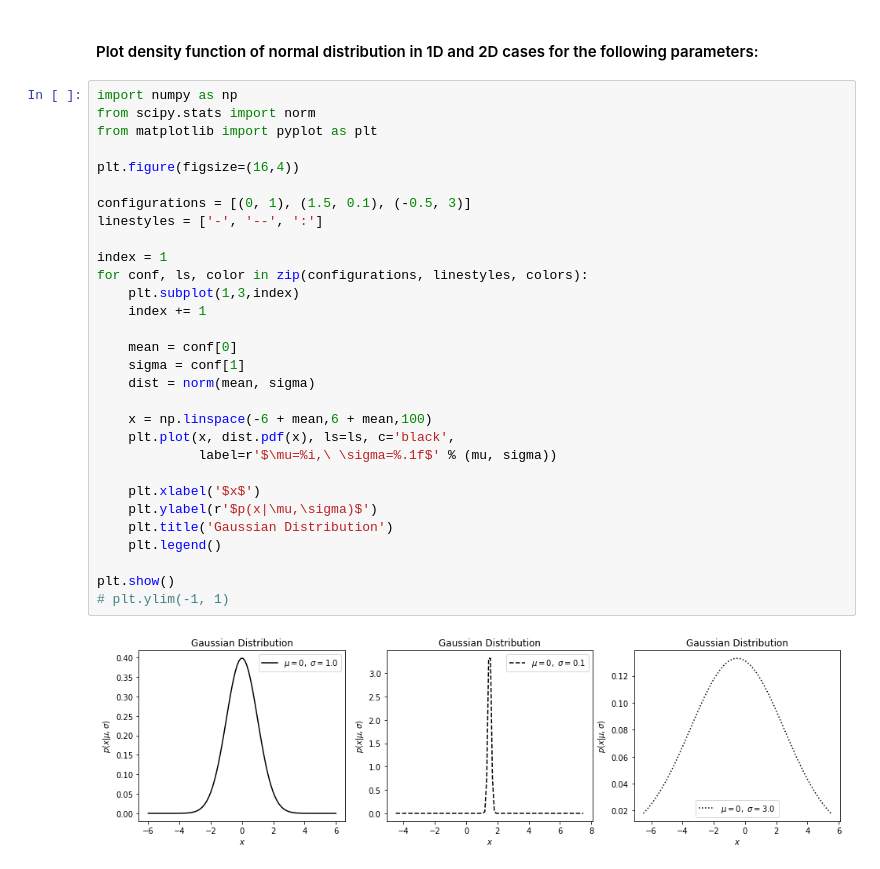
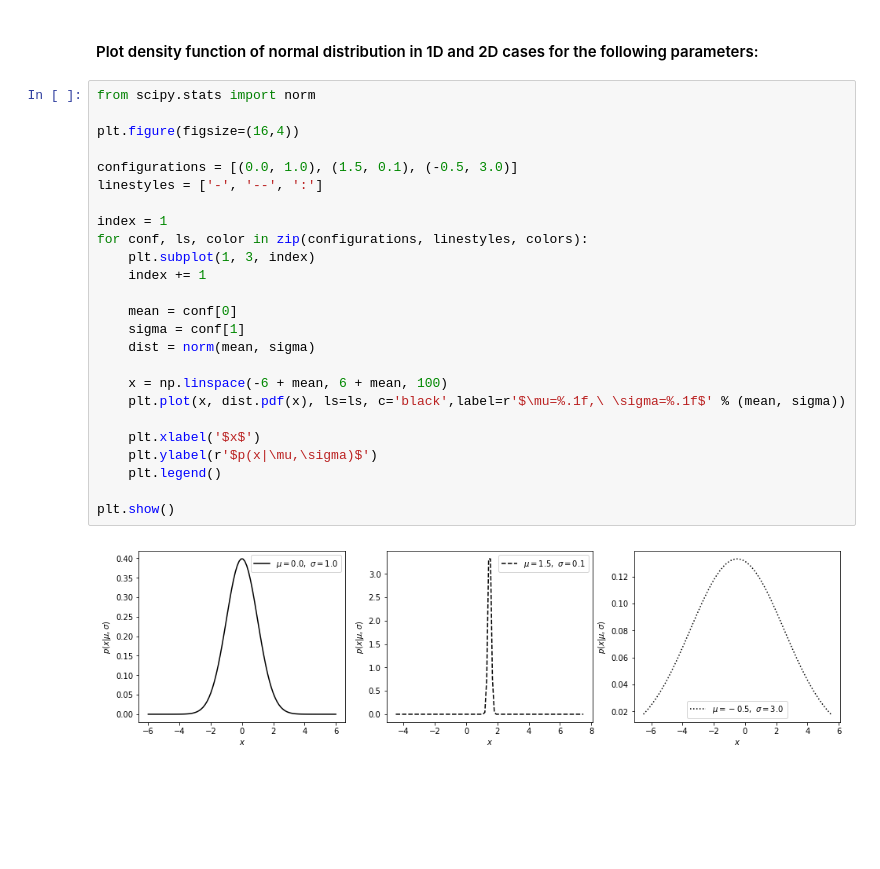
Before and after one commit to bvdmitri/ml-course, a Jupyter notebook: 01.tutorial/Exercise 2.ipynb, the cells around one changed output. Saved outputs shown, nothing was run; the diff lists cells and outputs as text; blank space fills up the shorter version.

```diff
--- a/01.tutorial/Exercise 2.ipynb
+++ b/01.tutorial/Exercise 2.ipynb
@@ -119,34 +119,29 @@ _ = plt.yticks(fontsize=14)
 # %% [markdown]
 #### Plot density function of normal distribution in 1D and 2D cases for the following parameters:
 # %%
-import numpy as np
 from scipy.stats import norm
-from matplotlib import pyplot as plt
 
 plt.figure(figsize=(16,4))
 
-configurations = [(0, 1), (1.5, 0.1), (-0.5, 3)]
+configurations = [(0.0, 1.0), (1.5, 0.1), (-0.5, 3.0)]
 linestyles = ['-', '--', ':']
 
 index = 1
 for conf, ls, color in zip(configurations, linestyles, colors):
-    plt.subplot(1,3,index)
+    plt.subplot(1, 3, index)
     index += 1
 
     mean = conf[0]
     sigma = conf[1]
     dist = norm(mean, sigma)
 
-    x = np.linspace(-6 + mean,6 + mean,100)
-    plt.plot(x, dist.pdf(x), ls=ls, c='black',
-             label=r'$\mu=%i,\ \sigma=%.1f$' % (mu, sigma))
+    x = np.linspace(-6 + mean, 6 + mean, 100)
+    plt.plot(x, dist.pdf(x), ls=ls, c='black',label=r'$\mu=%.1f,\ \sigma=%.1f$' % (mean, sigma))
 
     plt.xlabel('$x$')
     plt.ylabel(r'$p(x|\mu,\sigma)$')
-    plt.title('Gaussian Distribution')
     plt.legend()
 
 plt.show()
-# plt.ylim(-1, 1)
 # %% [output]
-[figure, old version]
+[figure, new version]
```
Also changed, not shown: parts of 1 cell of this notebook.
